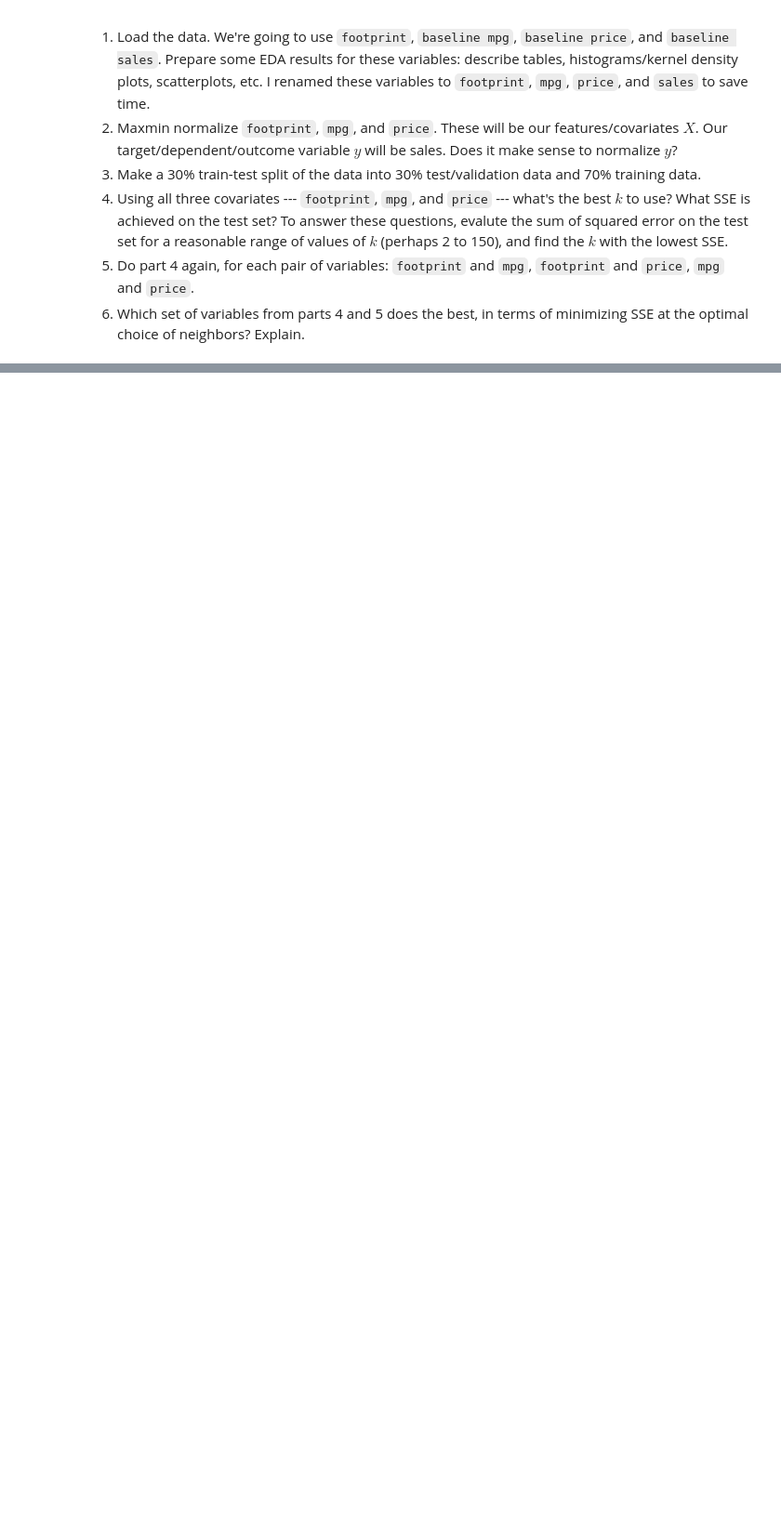
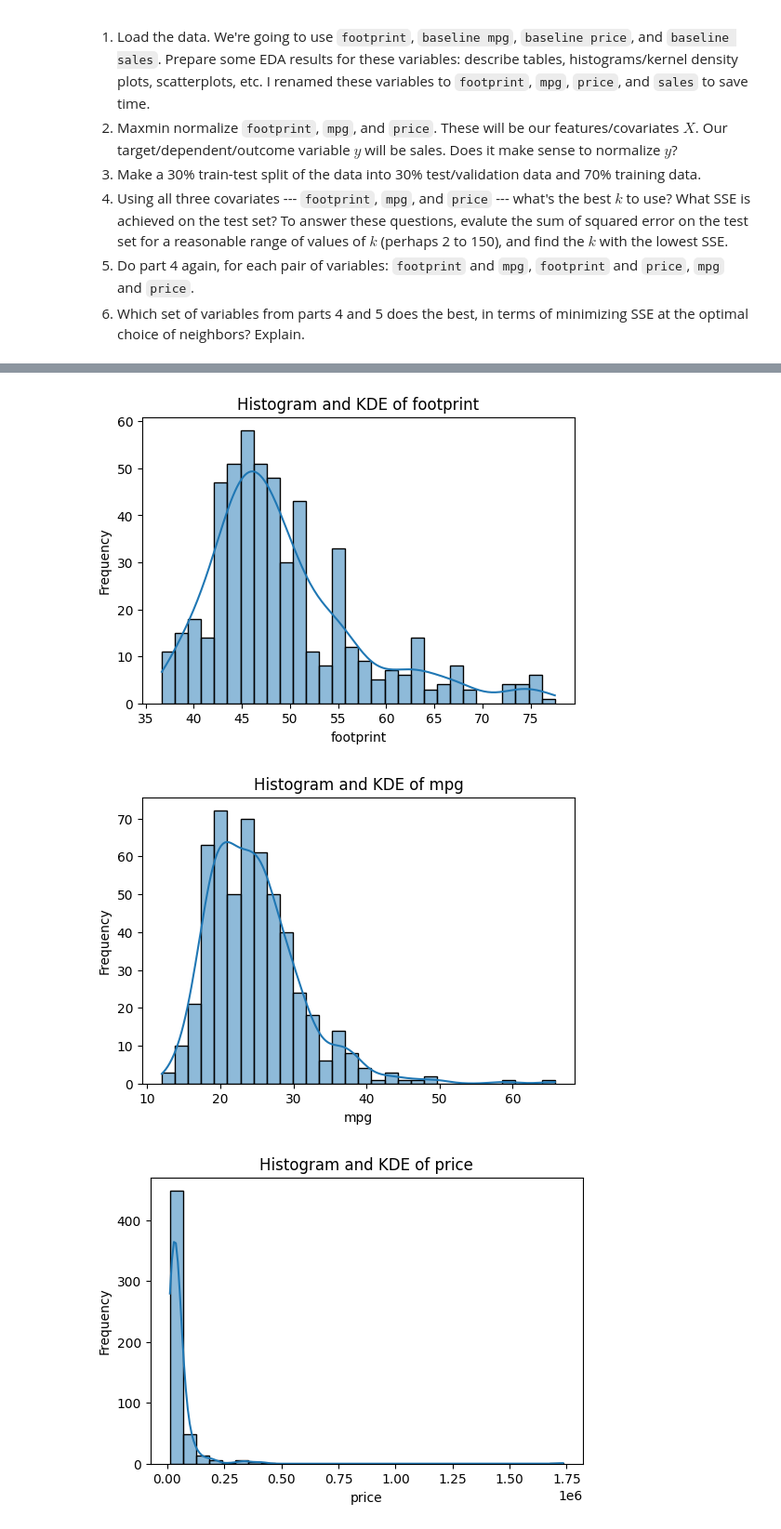
Before and after one commit to benshults22/knn, a Jupyter notebook: assignment/assignment_knn.ipynb, the cells around one changed output, grey strips where cells are left out. Shown at 93% size. Drawn from its saved outputs; the diff is of its cells as text; code cells hidden in the pictures; blank space fills up the shorter version.

```diff
--- a/assignment/assignment_knn.ipynb
+++ b/assignment/assignment_knn.ipynb
@@ -340,0 +347,9 @@ The variables that go into the model are one more dimension to think about: We c
+# %%
+file_path = r"cars_env.csv"
+df3 = pd.read_csv(file_path)
+# %%
+df3 = df3.rename(columns={
+    'baseline mpg': 'mpg',
+    'baseline price': 'price',
+    'baseline sales': 'sales'
+})
@@ -340,0 +368,16 @@ The variables that go into the model are one more dimension to think about: We c
+# %%
+variables = ['footprint', 'mpg', 'price', 'sales']
+for var in variables:
+    plt.figure(figsize=(6,4))
+    sns.histplot(df3[var], kde=True, bins=30)
+    plt.title(f'Histogram and KDE of {var}')
+    plt.xlabel(var)
+    plt.ylabel('Frequency')
+    plt.show()
+sns.pairplot(df3[['footprint', 'mpg', 'price', 'sales']], diag_kind='kde')
+plt.suptitle('Pairwise Scatterplots and KDEs', y=1.02)
+plt.show()
+# %% [output]
+[figure, added]
+[figure, added]
+[figure, added]
```
Also changed, not shown: parts of 7 cells of this notebook.
